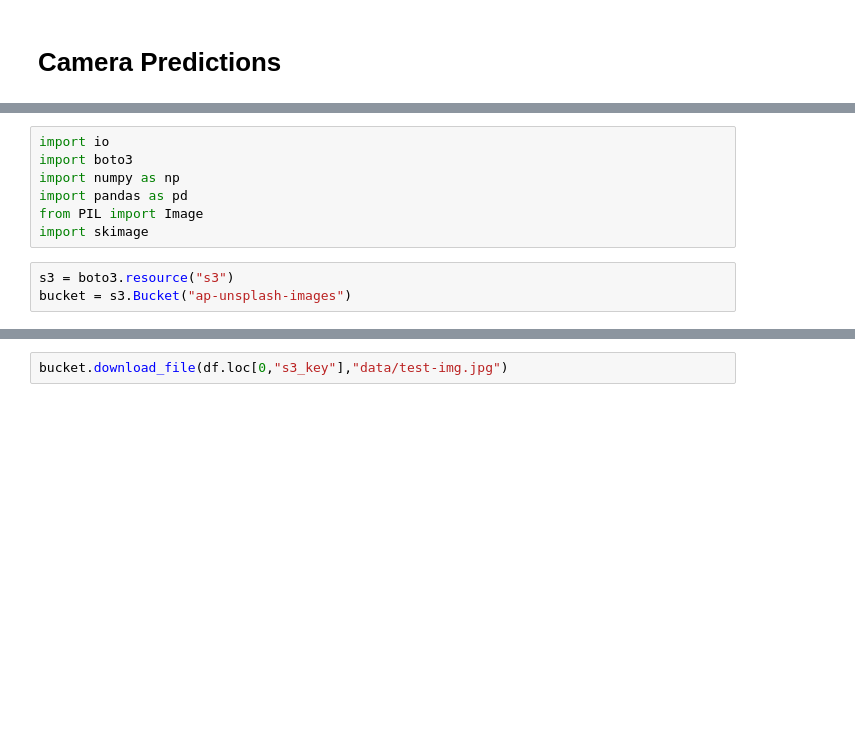
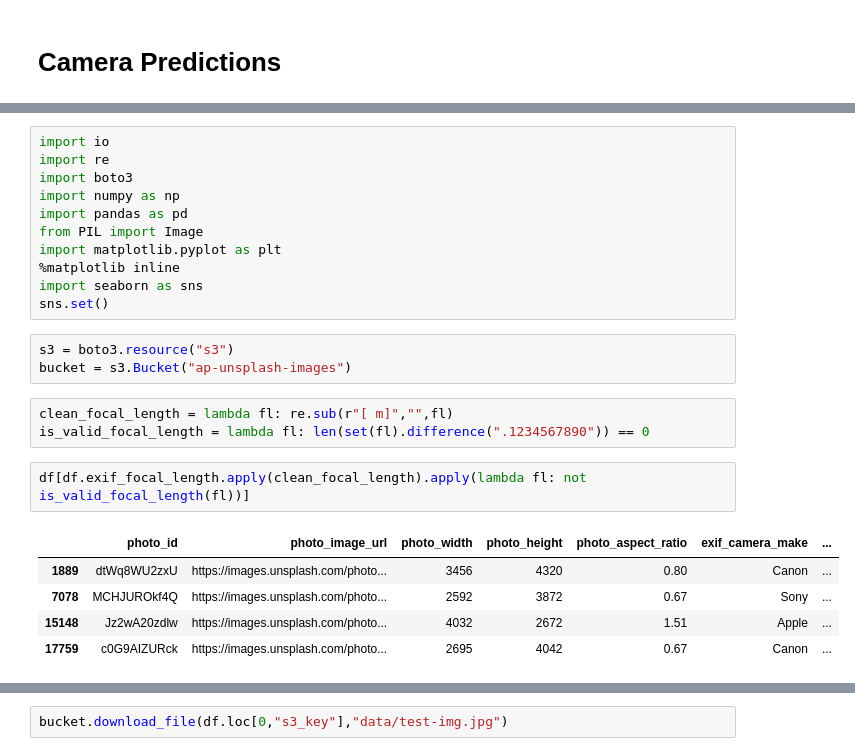
Before and after one commit to a-poor/camera-predictions, a Jupyter notebook: 02.camera-predictions.ipynb, the cells around one changed output, grey strips where cells are left out. Saved outputs shown, nothing was run; the diff lists cells and outputs as text; blank space fills up the shorter version.

```diff
--- a/02.camera-predictions.ipynb
+++ b/02.camera-predictions.ipynb
@@ -5,10 +8,25 @@
 # %%
 import io
+import re
 import boto3
 import numpy as np
 import pandas as pd
 from PIL import Image
-import skimage
+import matplotlib.pyplot as plt
+%matplotlib inline
+import seaborn as sns
+sns.set()
 # %%
 s3 = boto3.resource("s3")
 bucket = s3.Bucket("ap-unsplash-images")
+# %%
+clean_focal_length = lambda fl: re.sub(r"[ m]","",fl)
+is_valid_focal_length = lambda fl: len(set(fl).difference(".1234567890")) == 0
+# %%
+df[df.exif_focal_length.apply(clean_focal_length).apply(lambda fl: not is_valid_focal_length(fl))]
+# %% [output]
+|  | photo_id | photo_image_url | photo_width | photo_height | photo_aspect_ratio | exif_camera_make | ... |
+| 1889 | dtWq8WU2zxU | https://images.unsplash.com/photo... | 3456 | 4320 | 0.80 | Canon | ... |
+| 7078 | MCHJUROkf4Q | https://images.unsplash.com/photo... | 2592 | 3872 | 0.67 | Sony | ... |
+| 15148 | Jz2wA20zdlw | https://images.unsplash.com/photo... | 4032 | 2672 | 1.51 | Apple | ... |
+| 17759 | c0G9AIZURck | https://images.unsplash.com/photo... | 2695 | 4042 | 0.67 | Canon | ... |
```
Also changed, not shown: parts of 14 cells of this notebook, 1 other file.
